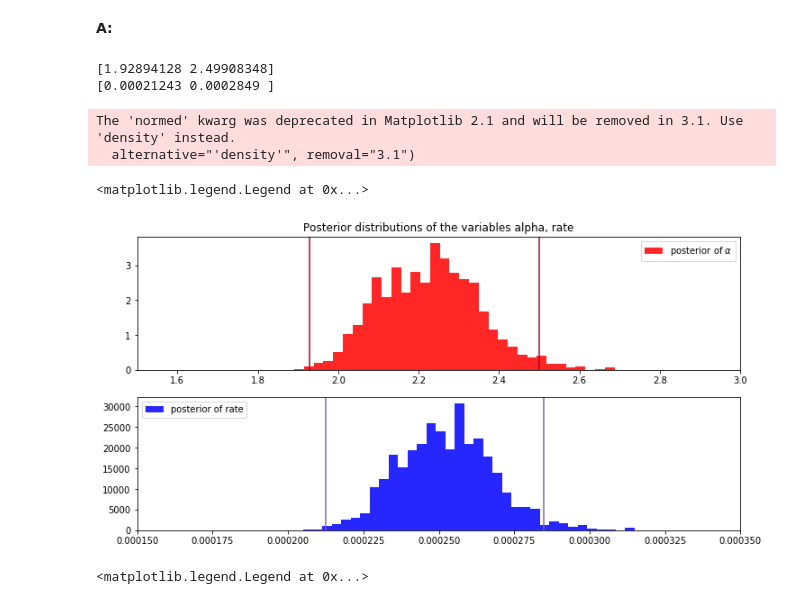
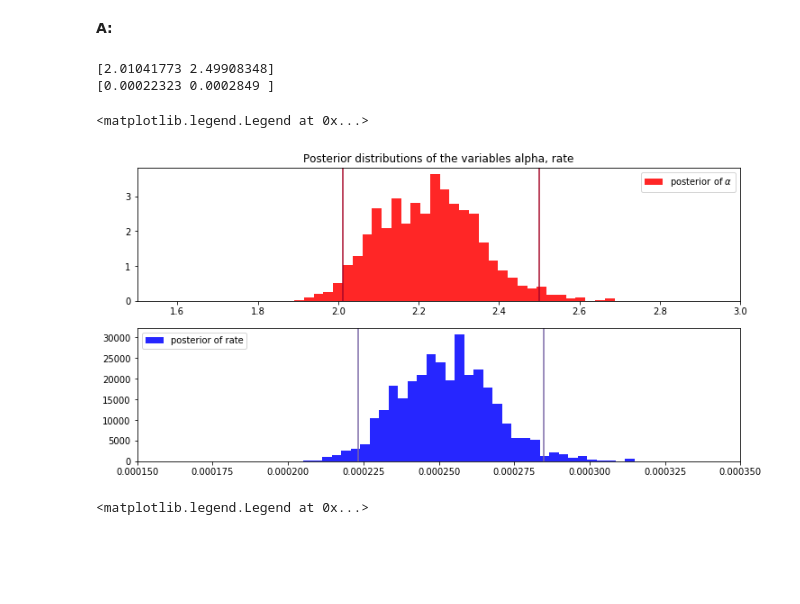
Before and after one commit to aspds18/Springboard_projects, a Jupyter notebook: Inferential_statistics_3q.ipynb, the cells around one changed output. Drawn from its saved outputs; the diff is of its cells as text; code cells hidden in the pictures; blank space fills up the shorter version.

```diff
--- a/Inferential_statistics_3q.ipynb
+++ b/Inferential_statistics_3q.ipynb
@@ -132,37 +132,35 @@ __A:__
 alpha_samples=trace['alpha']
 rate_samples=trace['rate']
 # %%
-alpha_per=np.percentile(alpha_samples,[0.25,97.5])
-rate_per=np.percentile(rate_samples,[0.25,97.5])
+alpha_per=np.percentile(alpha_samples,[2.5,97.5])
+rate_per=np.percentile(rate_samples,[2.5,97.5])
 print(alpha_per)
 print(rate_per)
 # %% [output]
-[1.92894128 2.49908348]
-[0.00021243 0.0002849 ]
+[2.01041773 2.49908348]
+[0.00022323 0.0002849 ]
 # %%
 # plot histogram of samples
 plt.figure(figsize=(12, 6))
 plt.subplot(2,1,1)
 plt.title(r"Posterior distributions of the variables alpha, rate")
 plt.xlim([1.5,3])
 plt.hist(alpha_samples, histtype='stepfilled', bins=35, alpha=0.85,
-         label=r"posterior of $\alpha$", color="red", normed=True)
+         label=r"posterior of $\alpha$", color="red", density=True)
 for p in alpha_per:
     plt.axvline(x=p,color="#A60628")
 plt.legend()
 
 plt.subplot(2,1,2)
 plt.hist(rate_samples, histtype='stepfilled', bins=35, alpha=0.85,
-         label=r"posterior of rate", color="blue", normed=True)
+         label=r"posterior of rate", color="blue", density=True)
 plt.xlim([0.00015,0.00035])
 for p in rate_per:
     plt.axvline(x=p,color="#7A68A6")
 plt.legend()
 # %% [output]
-The 'normed' kwarg was deprecated in Matplotlib 2.1 and will be removed in 3.1. Use 'density' instead.
-  alternative="'density'", removal="3.1")
+<matplotlib.legend.Legend at 0x...>
-<matplotlib.legend.Legend at 0x...>
-[figure, old version]
+[figure, new version]
 # %%
 # line plots
 N=len(alpha_samples)
```
Also changed, not shown: parts of 8 cells of this notebook.
